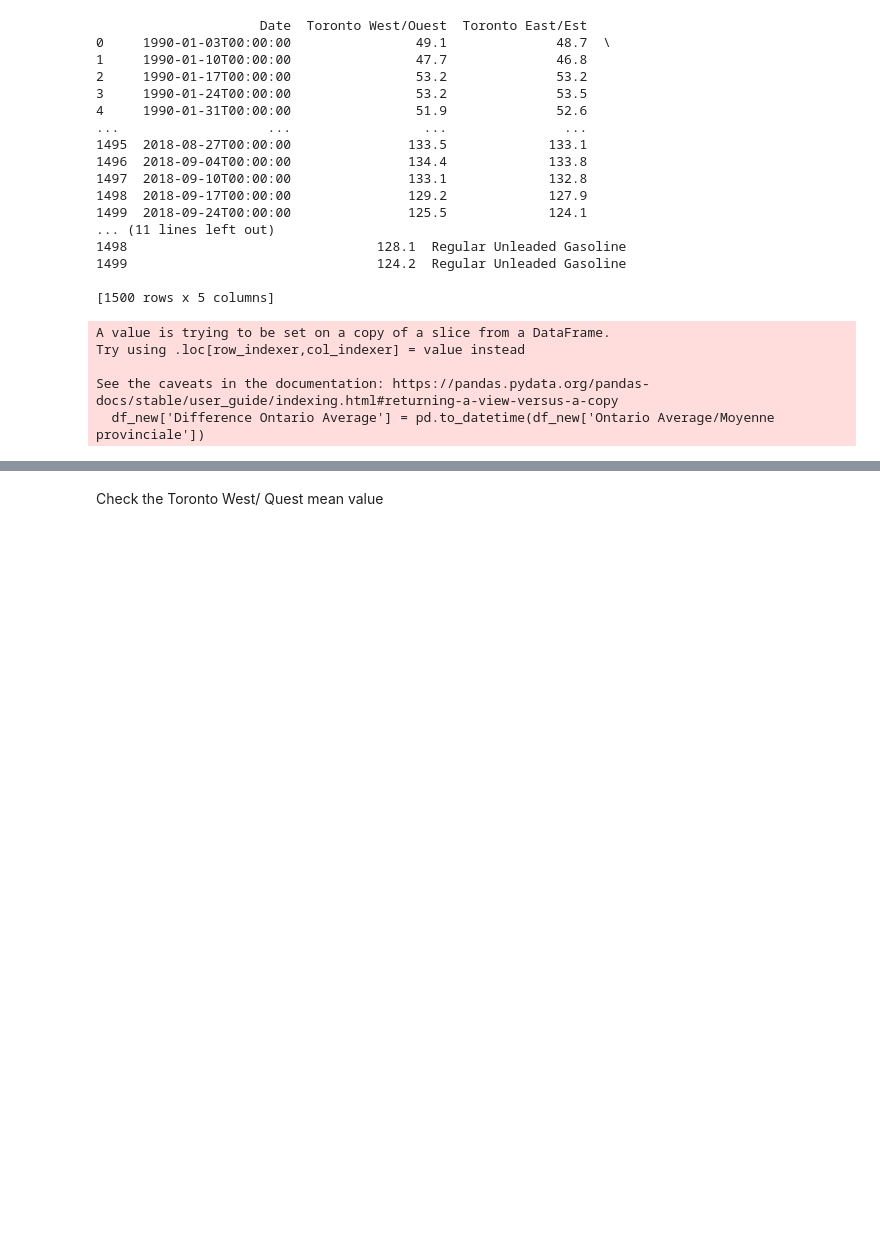
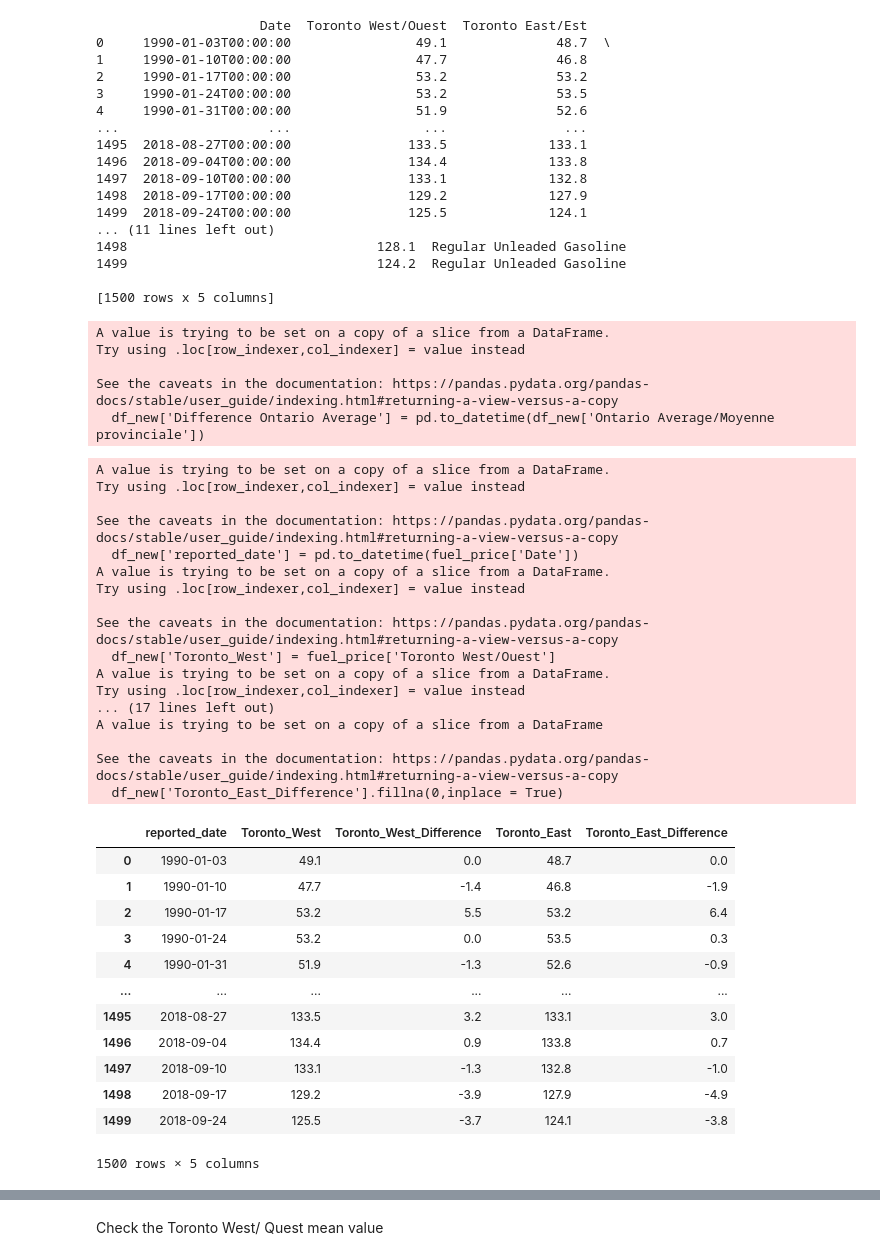
Before and after one commit to ZorroHZR/MBAN6110_Datascience, a Jupyter notebook: API.ipynb, the cells around one changed output, grey strips where cells are left out. Drawn from its saved outputs; the diff is of its cells as text; code cells hidden in the pictures; blank space fills up the shorter version.

```diff
--- a/API.ipynb
+++ b/API.ipynb
@@ -109,6 +111,50 @@ Try using .loc[row_indexer,col_indexer] = value instead
 
 See the caveats in the documentation: https://pandas.pydata.org/pandas-docs/stable/user_guide/indexing.html#returning-a-view-versus-a-copy
   df_new['Difference Ontario Average'] = pd.to_datetime(df_new['Ontario Average/Moyenne provinciale'])
+# %%
+df_new['reported_date'] = pd.to_datetime(fuel_price['Date'])
+df_new['Toronto_West'] = fuel_price['Toronto West/Ouest']
+df_new['Toronto_West_Difference'] = df_new['Toronto_West'].diff(1)
+df_new['Toronto_East'] = fuel_price['Toronto East/Est']
+df_new['Toronto_East_Difference'] = df_new['Toronto_East'].diff(1)
+df_new['Toronto_West_Difference'].fillna(0,inplace = True)
+df_new['Toronto_East_Difference'].fillna(0,inplace = True)
+
+relevant_columns = ['reported_date', 'Toronto_West','Toronto_West_Difference', 'Toronto_East', 'Toronto_East_Difference']
+
+toronto_oil_price_and_difference = df_new[relevant_columns]
+toronto_oil_price_and_difference
+# %% [output]
+A value is trying to be set on a copy of a slice from a DataFrame.
+Try using .loc[row_indexer,col_indexer] = value instead
+
+See the caveats in the documentation: https://pandas.pydata.org/pandas-docs/stable/user_guide/indexing.html#returning-a-view-versus-a-copy
+  df_new['reported_date'] = pd.to_datetime(fuel_price['Date'])
+A value is trying to be set on a copy of a slice from a DataFrame.
+Try using .loc[row_indexer,col_indexer] = value instead
+
+See the caveats in the documentation: https://pandas.pydata.org/pandas-docs/stable/user_guide/indexing.html#returning-a-view-versus-a-copy
+  df_new['Toronto_West'] = fuel_price['Toronto West/Ouest']
+A value is trying to be set on a copy of a slice from a DataFrame.
+Try using .loc[row_indexer,col_indexer] = value instead
+... (17 lines left out)
+A value is trying to be set on a copy of a slice from a DataFrame
+
+See the caveats in the documentation: https://pandas.pydata.org/pandas-docs/stable/user_guide/indexing.html#returning-a-view-versus-a-copy
+  df_new['Toronto_East_Difference'].fillna(0,inplace = True)
+|  | reported_date | Toronto_West | Toronto_West_Difference | Toronto_East | Toronto_East_Difference |
+| 0 | 1990-01-03 | 49.1 | 0.0 | 48.7 | 0.0 |
+| 1 | 1990-01-10 | 47.7 | -1.4 | 46.8 | -1.9 |
+| 2 | 1990-01-17 | 53.2 | 5.5 | 53.2 | 6.4 |
+| 3 | 1990-01-24 | 53.2 | 0.0 | 53.5 | 0.3 |
+| 4 | 1990-01-31 | 51.9 | -1.3 | 52.6 | -0.9 |
+| ... | ... | ... | ... | ... | ... |
+| 1495 | 2018-08-27 | 133.5 | 3.2 | 133.1 | 3.0 |
+| 1496 | 2018-09-04 | 134.4 | 0.9 | 133.8 | 0.7 |
+| 1497 | 2018-09-10 | 133.1 | -1.3 | 132.8 | -1.0 |
+| 1498 | 2018-09-17 | 129.2 | -3.9 | 127.9 | -4.9 |
+| 1499 | 2018-09-24 | 125.5 | -3.7 | 124.1 | -3.8 |
+1500 rows × 5 columns
 # %%
 df_new['Date'] = pd.to_datetime(df_new['Date'])
 df_new['Difference Ontario Average'] = df_new['Ontario Average/Moyenne provinciale'].diff()
```
Also changed, not shown: parts of 3 cells of this notebook.
